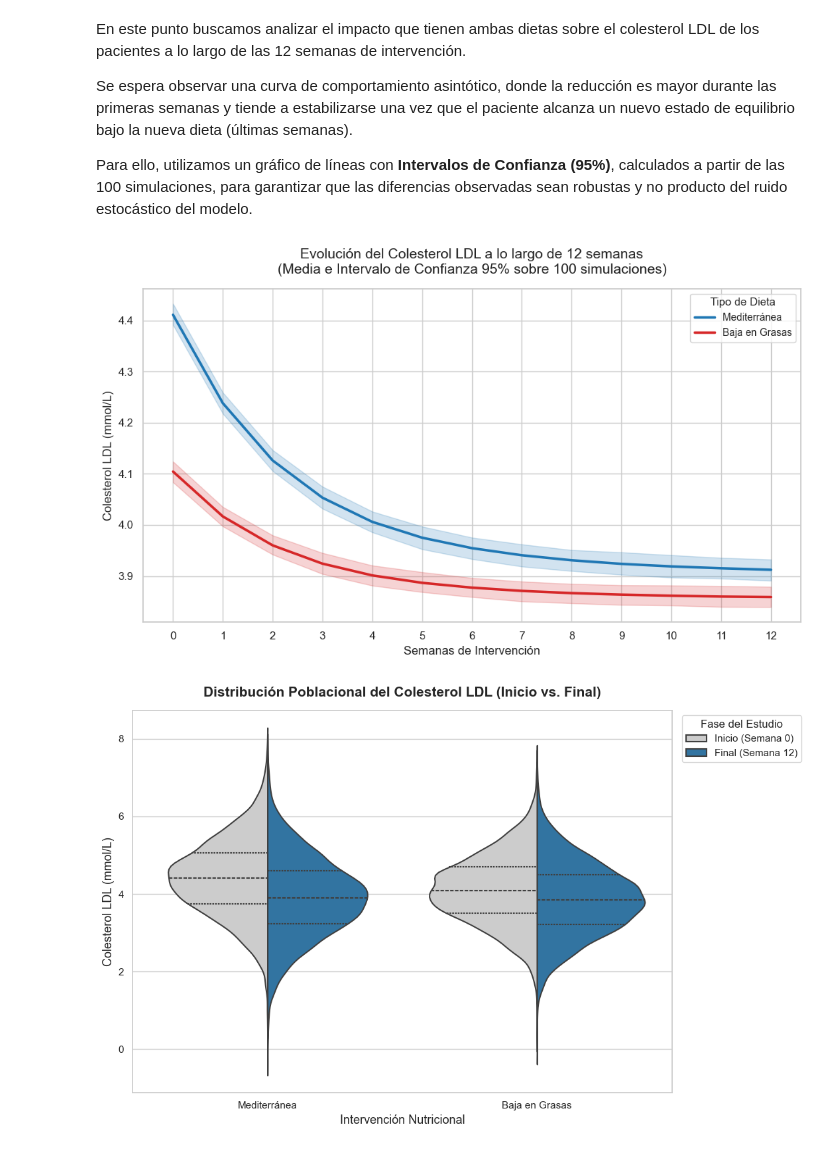
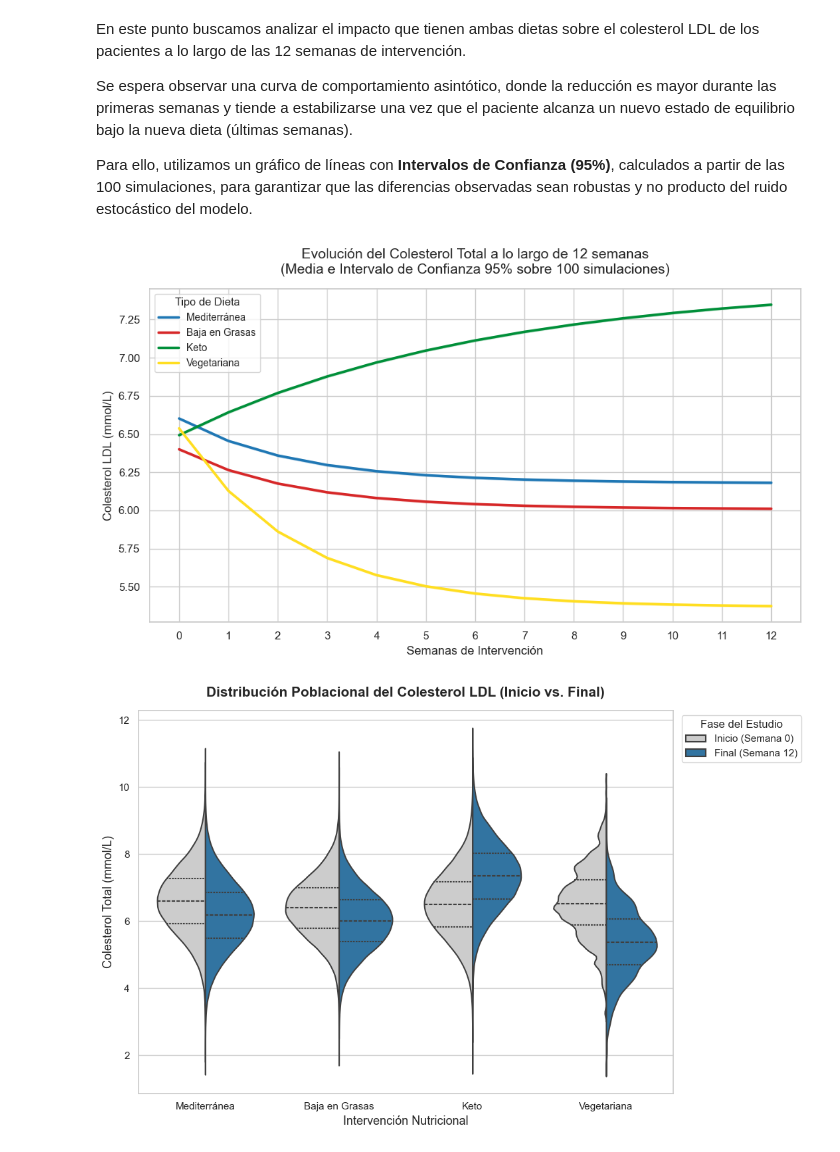
Before and after one commit to alexxgonzalezz/TFG_CardiovascularABM, a Jupyter notebook: analysis/analisisResultados.ipynb, the cells around one changed output. Cells and saved outputs as stored; diff of their text form; code cells hidden in the pictures.

Commit message:
Adición de dieta keto y vegetariana

```diff
--- a/analysis/analisisResultados.ipynb
+++ b/analysis/analisisResultados.ipynb
@@ -29,7 +29,7 @@ Dado que el modelo incluye variables estocásticas (ruido estadístico en la ing
 Para solucionar esto, aplicamos el método **Montecarlo**, ejecutando el modelo múltiples veces para obtener una muestra representativa del comportamiento poblacional. Definimos entonces un total de 100 simulaciones independientes: cada iteración instanciará 212 pacientes completamente nuevos que irán registrando datos de ingesta y de evolución de biomarcadores a lo largo de 12 semanas. Finalmente, se concatenarán todos los datos en un único *DataFrame* que contendrá el historial completo de los 21200 pacientes simulados.
 # %%
 # 1. Configuración de la simulación (100 iteraciones)
-NUM_SIMULACIONES = 100
+NUM_SIMULACIONES = 1000
 SEMANAS = 12
 
 # Lista vacía para almacenar resultados de cada simulación
@@ -42,17 +42,17 @@ pd.options.display.float_format = '{:.2f}'.format
 print(f"Iniciando {NUM_SIMULACIONES} simulaciones independientes de ingesta nutricional y evolución de biomarcadores...")
 
 for sim in tqdm(range(NUM_SIMULACIONES)):
-    modelo = CardioModel(num_pacientes=settings.NUM_PACIENTES)
+    modelo = CardioModel(num_pacientes = settings.NUM_PACIENTES)
 
     # Ejecutar 12 semanas
-    for _ in range(SEMANAS):
+    for i in range(SEMANAS):
         modelo.step()
 
     # Extraer los datos de la simulación
     df_simulacion = modelo.datacollector.get_agent_vars_dataframe()
 
     # Añadir una columna para saber a qué simulación pertenecen estos datos
-    df_simulacion['Num_Simulacion'] = sim
+    df_simulacion['Nº Simulación'] = sim
 
     # Guardar en lista creada previamente
     resultados.append(df_simulacion)
@@ -471,15 +461,15 @@ A continuación, se comprueba que los pacientes han cumplido con la dieta estipu
 Para ello, utilizaremos unos gráficos tipo **Pie Chart** en los que se represente la cantidad calórica media ingerida en cada dieta, además del porcentaje de energía que supone eso para cada macronutriente. Para el cálculo se aplican los factores de conversión de Atwater (4 kcal/g para proteínas e hidratos de carbono y 9 kcal/g para las grasas).
 # %%
 # 1. Identificar a los pacientes "ACTIVOS" tras la última semana
-# Identificadores únicos combinando su AgentId y Num_Simulacion
-activos = df_semana_12[df_semana_12['Estado'] == 'ACTIVO'][['Num_Simulacion', 'AgentID']]
+# Identificadores únicos combinando su AgentId y Nº Simulación
+activos = df_semana_12[df_semana_12['Estado Actual'] == 'ACTIVO'][['Nº Simulación', 'AgentID']]
 
 # 2. Guardar el historial COMPLETO de estos pacientes
 # Cruzar datos del df principal con la lista de pacientes activos
-df_historial_activos = pd.merge(df, activos, on=['Num_Simulacion', 'AgentID'])
+df_historial_activos = pd.merge(df, activos, on=['Nº Simulación', 'AgentID'])
 
 # 3. Calcular la media de todas las semanas para cada grupo
-cols_nutricion = ['Calorías', 'Proteínas', 'Carbohidratos', 'Grasa_Sat_g', 'Grasa_Mono_g', 'Grasa_Poli_g', 'Otras_Grasas_g']
-medias_nutricion = df_historial_activos.groupby('Grupo')[cols_nutricion].mean()
+cols_nutricion = ['Calorías', 'Proteínas', 'Carbohidratos', 'Saturadas', 'Monoinsaturadas', 'Poliinsaturadas', 'Otras grasas']
+medias_nutricion = df_historial_activos.groupby('Dieta')[cols_nutricion].mean()
 medias_nutricion
 # %% [output]
@@ -573,14 +567,14 @@ plt.figure(figsize=(10, 6))
 grafica = sns.lineplot(
     data=df_historial_activos,
     x='Step',
-    y='Colesterol_LDL',
-    hue='Grupo',
-    palette=['#1f77b4', '#d62728'],
+    y='Colesterol Total',
+    hue='Dieta',
+    palette=['#1f77b4', '#d62728', '#008f39', '#ffde21'],
     linewidth=2.5
 )
 
 # Título y etiquetas
-plt.title('Evolución del Colesterol LDL a lo largo de 12 semanas\n(Media e Intervalo de Confianza 95% sobre 100 simulaciones)', fontsize=14, pad=15)
+plt.title('Evolución del Colesterol Total a lo largo de 12 semanas\n(Media e Intervalo de Confianza 95% sobre 100 simulaciones)', fontsize=14, pad=15)
 plt.xlabel('Semanas de Intervención', fontsize=12)
 plt.ylabel('Colesterol LDL (mmol/L)', fontsize=12)
 plt.xticks(range(0, 13))
@@ -588,35 +582,35 @@ plt.legend(title='Tipo de Dieta', title_fontsize='11', fontsize='10')
 plt.tight_layout()
 plt.show()
 # %% [output]
-[figure, old version]
+[figure, new version]
 # %%
 # 1. Quedarnos con los datos iniciales y finales para comparar
 df_violines = df_historial_activos[df_historial_activos['Step'].isin([0, 12])].copy()
 
 # 2. Mapear los pasos a etiquetas de texto para la leyenda
 df_violines['Momento'] = df_violines['Step'].map({0: 'Inicio (Semana 0)', 12: 'Final (Semana 12)'})
 
 # 3. Dibujar violin plot
 sns.set_theme(style="whitegrid")
 plt.figure(figsize=(11, 7))
 
 sns.violinplot(
     data=df_violines,
-    x='Grupo',
-    y='Colesterol_LDL',
+    x='Dieta',
+    y='Colesterol Total',
     hue='Momento',
     split=True,
     inner='quartile',
     palette={'Inicio (Semana 0)': '#cccccc', 'Final (Semana 12)': '#1f77b4'},
     linewidth=1.5
 )
 
 # Títulos y etiquetas
 plt.title('Distribución Poblacional del Colesterol LDL (Inicio vs. Final)', fontsize=15, pad=15, fontweight='bold')
 plt.xlabel('Intervención Nutricional', fontsize=13)
-plt.ylabel('Colesterol LDL (mmol/L)', fontsize=13)
+plt.ylabel('Colesterol Total (mmol/L)', fontsize=13)
 plt.legend(title='Fase del Estudio', loc='upper right', bbox_to_anchor=(1.25, 1))
 plt.tight_layout()
 plt.show()
 # %% [output]
-[figure, old version]
+[figure, new version]
```
Also changed, not shown: parts of 16 cells of this notebook, 4 other files.
